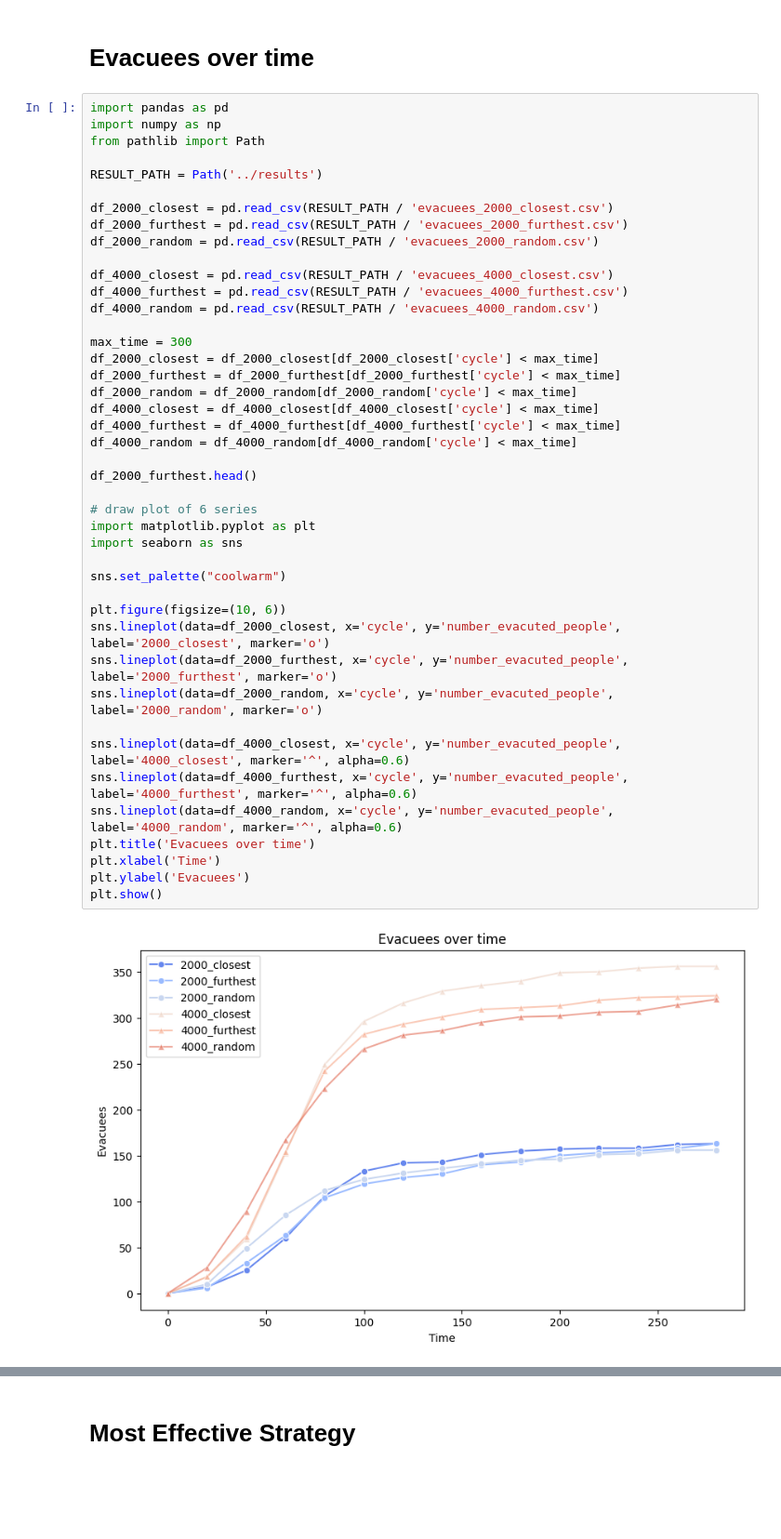
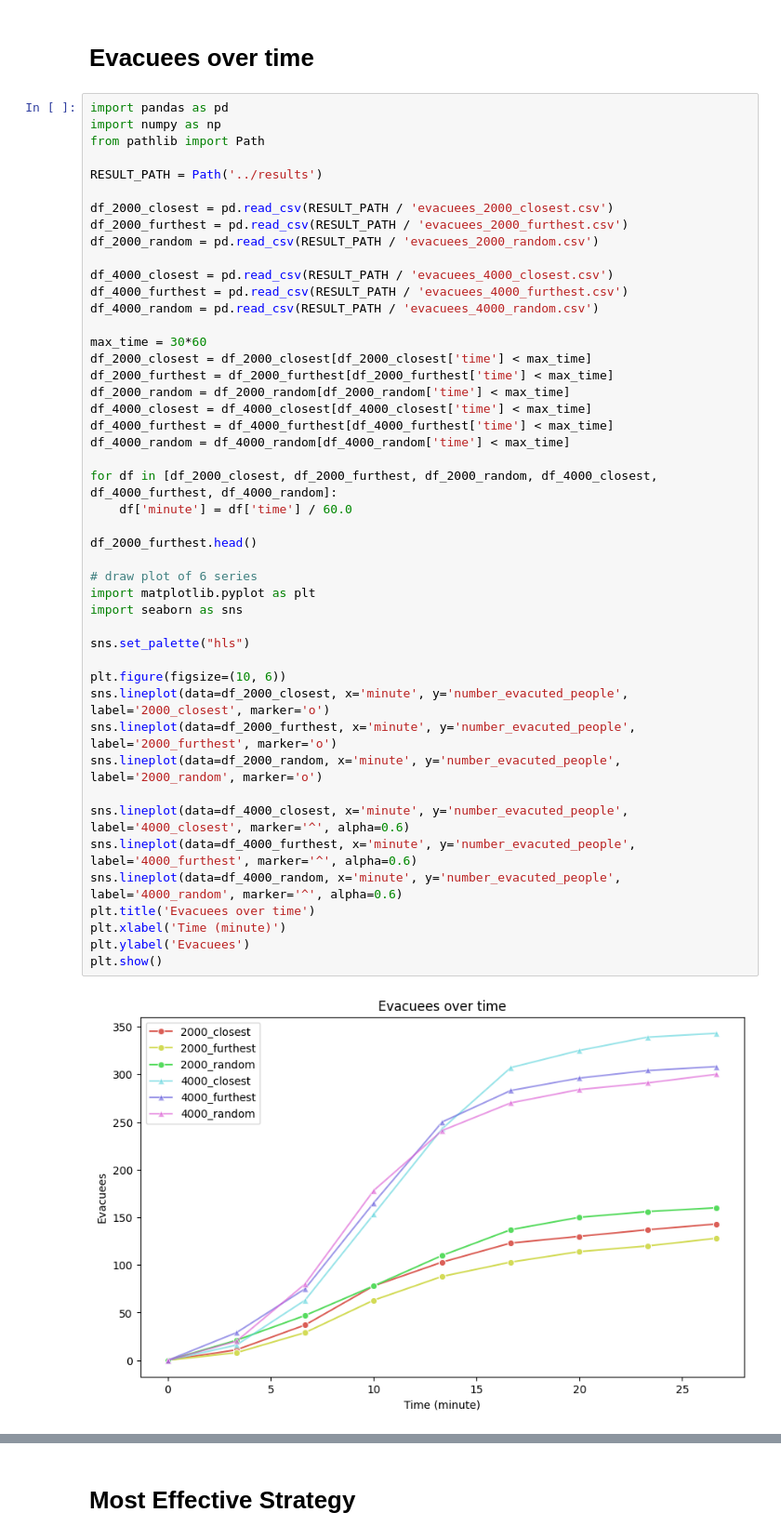
Before and after one commit to dungzvu/tsunami-evacuation-simulation, a Jupyter notebook: visualization/visualization.ipynb, the cells around one changed output, grey strips where cells are left out. Shown at 93% size. Cells and saved outputs as stored; diff of their text form; blank space fills up the shorter version.

```diff
--- a/visualization/visualization.ipynb
+++ b/visualization/visualization.ipynb
@@ -3,45 +3,48 @@
 # %%
 import pandas as pd
 import numpy as np
 from pathlib import Path
 
 RESULT_PATH = Path('../results')
 
 df_2000_closest = pd.read_csv(RESULT_PATH / 'evacuees_2000_closest.csv')
 df_2000_furthest = pd.read_csv(RESULT_PATH / 'evacuees_2000_furthest.csv')
 df_2000_random = pd.read_csv(RESULT_PATH / 'evacuees_2000_random.csv')
 
 df_4000_closest = pd.read_csv(RESULT_PATH / 'evacuees_4000_closest.csv')
 df_4000_furthest = pd.read_csv(RESULT_PATH / 'evacuees_4000_furthest.csv')
 df_4000_random = pd.read_csv(RESULT_PATH / 'evacuees_4000_random.csv')
 
-max_time = 300
-df_2000_closest = df_2000_closest[df_2000_closest['cycle'] < max_time]
-df_2000_furthest = df_2000_furthest[df_2000_furthest['cycle'] < max_time]
-df_2000_random = df_2000_random[df_2000_random['cycle'] < max_time]
-df_4000_closest = df_4000_closest[df_4000_closest['cycle'] < max_time]
-df_4000_furthest = df_4000_furthest[df_4000_furthest['cycle'] < max_time]
-df_4000_random = df_4000_random[df_4000_random['cycle'] < max_time]
+max_time = 30*60
+df_2000_closest = df_2000_closest[df_2000_closest['time'] < max_time]
+df_2000_furthest = df_2000_furthest[df_2000_furthest['time'] < max_time]
+df_2000_random = df_2000_random[df_2000_random['time'] < max_time]
+df_4000_closest = df_4000_closest[df_4000_closest['time'] < max_time]
+df_4000_furthest = df_4000_furthest[df_4000_furthest['time'] < max_time]
+df_4000_random = df_4000_random[df_4000_random['time'] < max_time]
+
+for df in [df_2000_closest, df_2000_furthest, df_2000_random, df_4000_closest, df_4000_furthest, df_4000_random]:
+	df['minute'] = df['time'] / 60.0
 
 df_2000_furthest.head()
 
 # draw plot of 6 series
 import matplotlib.pyplot as plt
 import seaborn as sns
 
-sns.set_palette("coolwarm")
+sns.set_palette("hls")
 
 plt.figure(figsize=(10, 6))
-sns.lineplot(data=df_2000_closest, x='cycle', y='number_evacuted_people', label='2000_closest', marker='o')
-sns.lineplot(data=df_2000_furthest, x='cycle', y='number_evacuted_people', label='2000_furthest', marker='o')
-sns.lineplot(data=df_2000_random, x='cycle', y='number_evacuted_people', label='2000_random', marker='o')
+sns.lineplot(data=df_2000_closest, x='minute', y='number_evacuted_people', label='2000_closest', marker='o')
+sns.lineplot(data=df_2000_furthest, x='minute', y='number_evacuted_people', label='2000_furthest', marker='o')
+sns.lineplot(data=df_2000_random, x='minute', y='number_evacuted_people', label='2000_random', marker='o')
 
-sns.lineplot(data=df_4000_closest, x='cycle', y='number_evacuted_people', label='4000_closest', marker='^', alpha=0.6)
-sns.lineplot(data=df_4000_furthest, x='cycle', y='number_evacuted_people', label='4000_furthest', marker='^', alpha=0.6)
-sns.lineplot(data=df_4000_random, x='cycle', y='number_evacuted_people', label='4000_random', marker='^', alpha=0.6)
+sns.lineplot(data=df_4000_closest, x='minute', y='number_evacuted_people', label='4000_closest', marker='^', alpha=0.6)
+sns.lineplot(data=df_4000_furthest, x='minute', y='number_evacuted_people', label='4000_furthest', marker='^', alpha=0.6)
+sns.lineplot(data=df_4000_random, x='minute', y='number_evacuted_people', label='4000_random', marker='^', alpha=0.6)
 plt.title('Evacuees over time')
-plt.xlabel('Time')
+plt.xlabel('Time (minute)')
 plt.ylabel('Evacuees')
 plt.show()
 # %% [output]
-[figure, old version]
+[figure, new version]
```
Also changed, not shown: parts of 6 cells of this notebook, 19 other files.
